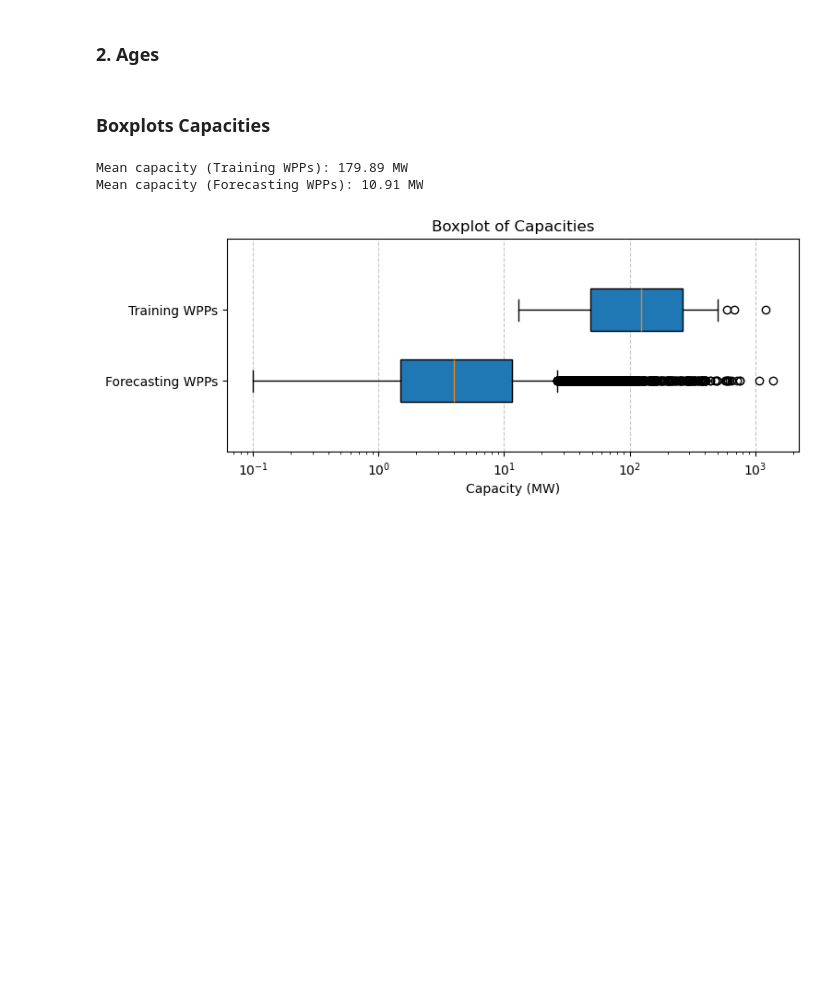
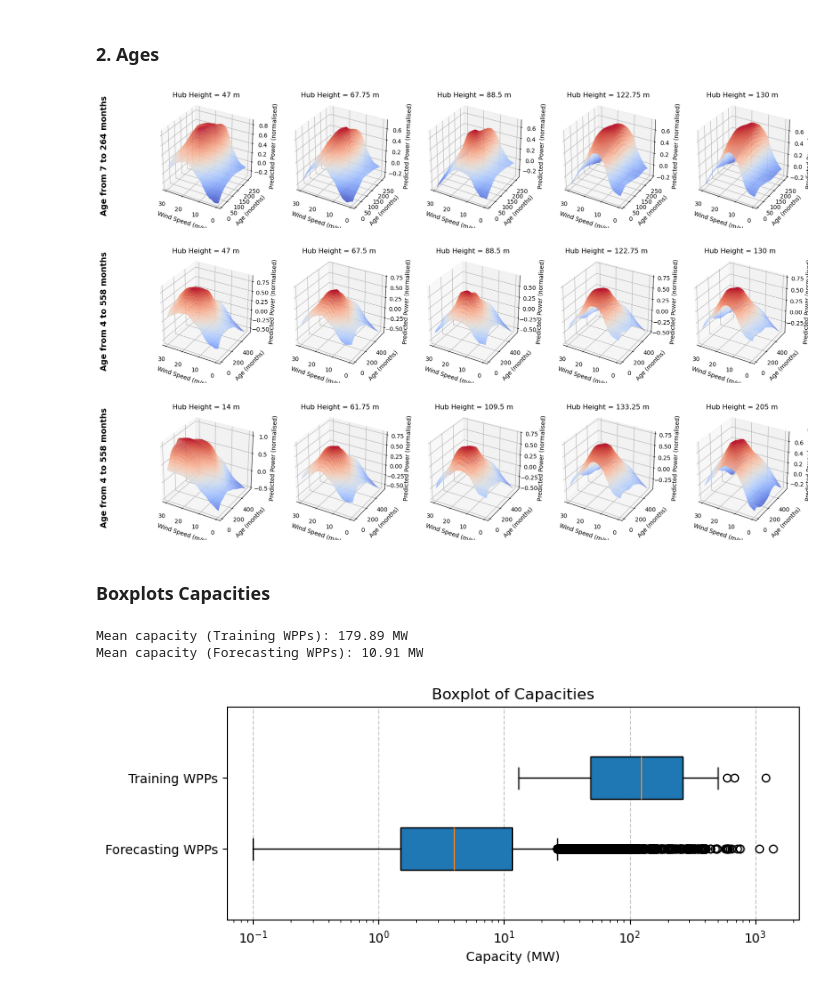
Before and after one commit to el-gif/Webapp, a Jupyter notebook: model2/MLP_KFold_model2.ipynb, the cells around one changed output. Drawn from its saved outputs; the diff is of its cells as text; code cells hidden in the pictures; blank space fills up the shorter version.

```diff
--- a/model2/MLP_KFold_model2.ipynb
+++ b/model2/MLP_KFold_model2.ipynb
@@ -681,15 +669,14 @@ import torch
 import joblib
 
 # Load model and scaler
-input_size = torch.load("model2/input_size", weights_only=True)
-model = MLP(input_size=input_size)
-model.load_state_dict(torch.load("model2/trained_parameters.pth", weights_only=True))
+input_size = torch.load("parameters/input_size", weights_only=True)
+model = torch.load("trained_model.pth")
 model.eval()
 
-scalers = joblib.load("model2/scalers.pkl")
-known_turbine_types = np.load("model2/turbine_types_order.npy")
+scalers = joblib.load("parameters/scalers.pkl")
+known_turbine_types = np.load("parameters/turbine_types_order.npy")
 
-df = pd.read_parquet("data/WPPs/The_Wind_Power.parquet")
+df = pd.read_parquet("../data/WPPs/The_Wind_Power.parquet")
 hub_height_min = min(df["Hub height"].values)
 hub_height_max = max(df["Hub height"].values)
 age_min = min(df["Ages months"].values)
@@ -779,33 +766,37 @@ axes2[2].set_title("Hub Height = 88.5 m")
 generate_plot(np.linspace(4, 558, 100), feature_name="age", ax=axes2[3], hub_height=122.75)
 axes2[3].set_title("Hub Height = 122.75 m")
 
 generate_plot(np.linspace(4, 558, 100), feature_name="age", ax=axes2[4], hub_height=130)
 axes2[4].set_title("Hub Height = 130 m")
 
 plt.show()
 
 
 # **3. Image: New value range for ages and hub heights**
 fig3, axes3 = plt.subplots(1, 5, figsize=(20, 5), subplot_kw={'projection': '3d'})
 
 fig3.text(0.07, 0.5, "Age from 4 to 558 months", va='center', ha='center', rotation='vertical', fontsize=14, fontweight='bold')
 
 generate_plot(np.linspace(4, 558, 100), feature_name="age", ax=axes3[0], hub_height=14)
 axes3[0].set_title("Hub Height = 14 m")
 
 generate_plot(np.linspace(4, 558, 100), feature_name="age", ax=axes3[1], hub_height=61.75)
 axes3[1].set_title("Hub Height = 61.75 m")
 
 generate_plot(np.linspace(4, 558, 100), feature_name="age", ax=axes3[2], hub_height=109.5)
 axes3[2].set_title("Hub Height = 109.5 m")
 
 generate_plot(np.linspace(4, 558, 100), feature_name="age", ax=axes3[3], hub_height=133.25)
 axes3[3].set_title("Hub Height = 133.25 m")
 
 generate_plot(np.linspace(4, 558, 100), feature_name="age", ax=axes3[4], hub_height=205)
 axes3[4].set_title("Hub Height = 205 m")
 
 plt.show()
+# %% [output]
+[figure, added]
+[figure, added]
+[figure, added]
 # %% [markdown]
 <h3>Boxplots Capacities
 # %%
```
Also changed, not shown: parts of 12 cells of this notebook, 25 other files.
